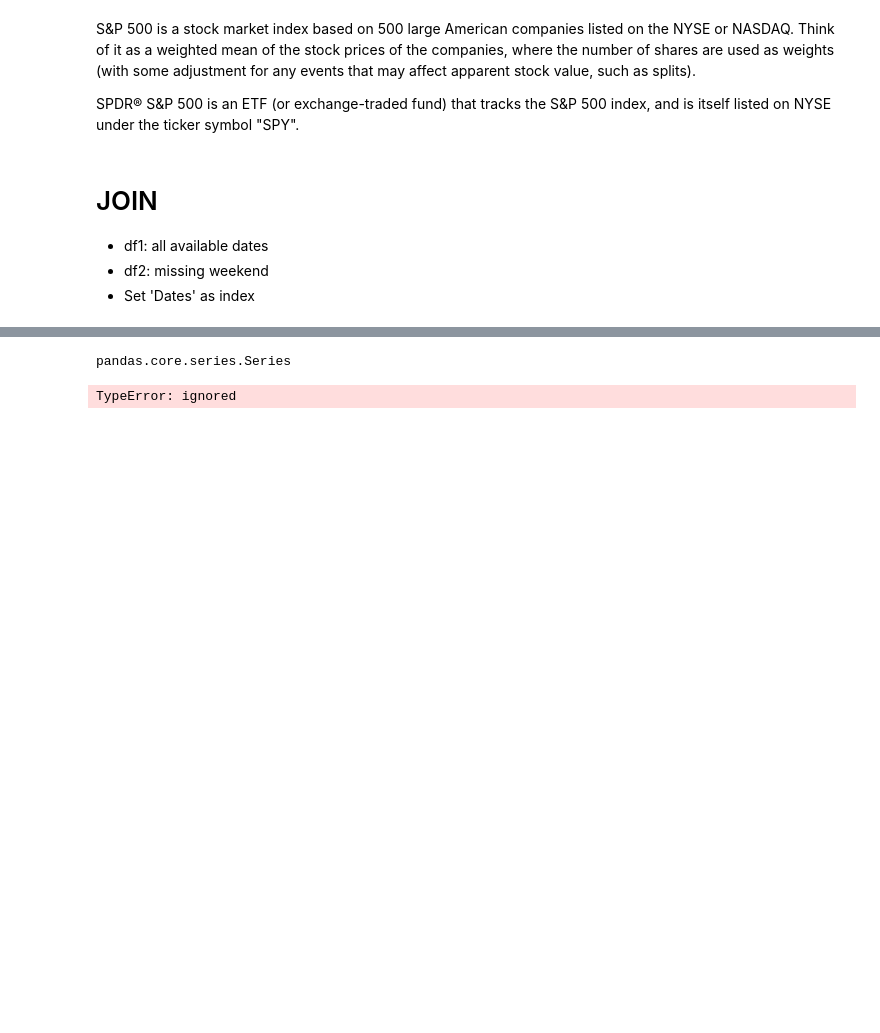
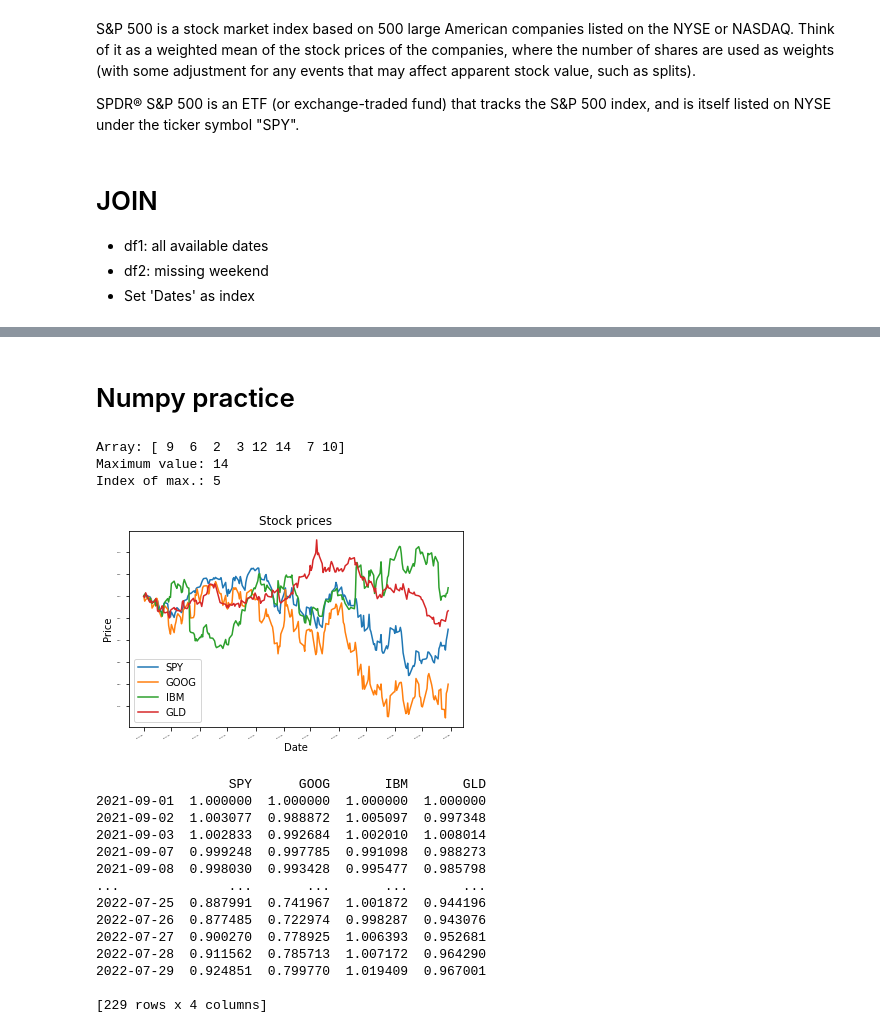
Before and after one commit to hss0727/MachineLearningForTrading, a Jupyter notebook: udacity.ipynb, the cells around one changed output, grey strips where cells are left out. Cells and saved outputs as stored; diff of their text form; code cells hidden in the pictures; blank space fills up the shorter version.

```diff
--- a/udacity.ipynb
+++ b/udacity.ipynb
@@ -3,6 +1,2 @@ import pandas as pd
 # %%
 path_hcp = "/content/drive/MyDrive/udacity/HCP.csv"
-# %%
-def test_run(path):
-  df = pd.read_csv(path)
-  print(df.head())
@@ -199,8 +119,61 @@ pandas.core.frame.DataFrame
-# %%
-type(temp)
-# %% [output]
-pandas.core.series.Series
-# %%
-spy / temp
-# %% [output]
-TypeError: ignored
+# %% [markdown]
+# Numpy practice
+# %%
+def get_max_index(a):
+    """Return the index of the maximum value in given 1D array."""
+    # TODO: Your code here
+    index = np.argmax(a)
+    return index
+
+
+def test_run():
+    a = np.array([9, 6, 2, 3, 12, 14, 7, 10], dtype=np.int32)  # 32-bit integer array
+    print("Array:", a)
+
+    # Find the maximum and its index in array
+    print("Maximum value:", a.max())
+    print("Index of max.:", get_max_index(a))
+
+
+if __name__ == "__main__":
+    test_run()
+# %% [output]
+Array: [ 9  6  2  3 12 14  7 10]
+Maximum value: 14
+Index of max.: 5
+# %%
+def_dates = pd.date_range('2021-09-01', '2022-07-31')
+# %%
+"""Normalized Stock Prices Chart."""
+
+def test_run():
+  # Define a date range
+  dates = def_dates
+
+  # Choose stock symbols to read
+  symbols = ['GOOG', 'IBM', 'GLD']
+
+  # Get stock data
+  df = get_data(symbols, dates)
+  df = normalize_data(df)
+  plot_data(df)
+  print(df)
+
+if __name__ == "__main__":
+    test_run()
+# %% [output]
+[figure, added]
+                 SPY      GOOG       IBM       GLD
+2021-09-01  1.000000  1.000000  1.000000  1.000000
+2021-09-02  1.003077  0.988872  1.005097  0.997348
+2021-09-03  1.002833  0.992684  1.002010  1.008014
+2021-09-07  0.999248  0.997785  0.991098  0.988273
+2021-09-08  0.998030  0.993428  0.995477  0.985798
+...              ...       ...       ...       ...
+2022-07-25  0.887991  0.741967  1.001872  0.944196
+2022-07-26  0.877485  0.722974  0.998287  0.943076
+2022-07-27  0.900270  0.778925  1.006393  0.952681
+2022-07-28  0.911562  0.785713  1.007172  0.964290
+2022-07-29  0.924851  0.799770  1.019409  0.967001
+
+[229 rows x 4 columns]
```
Also changed, not shown: parts of 33 cells of this notebook.
